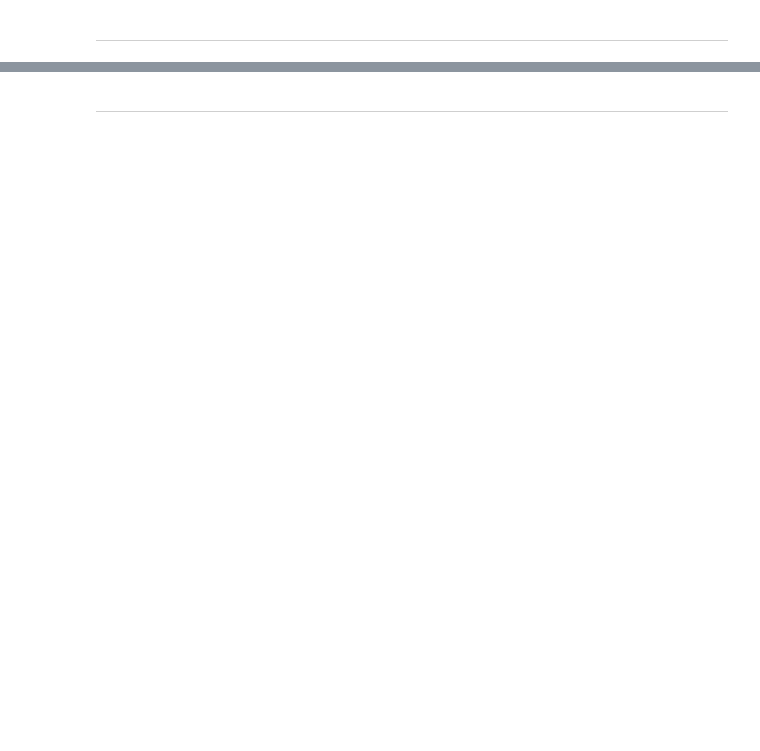
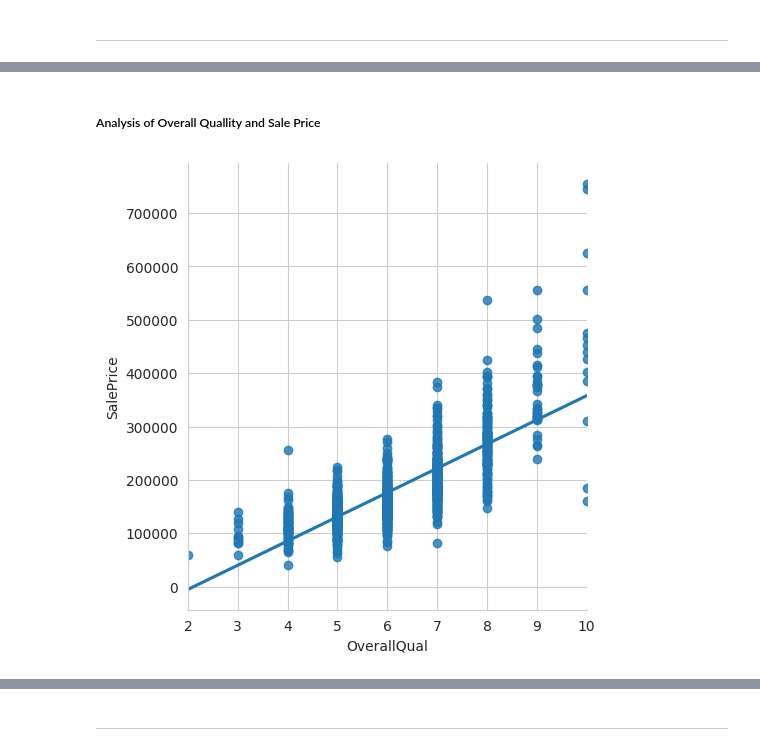
Before and after one commit to van-essa/heritage-housing-issues, a Jupyter notebook: jupyter_notebooks/02 - Sale Price Study.ipynb, the cells around one changed output, grey strips where cells are left out. Drawn from its saved outputs; the diff is of its cells as text; code cells hidden in the pictures; blank space fills up the shorter version.

Commit message:
Worked on the second Notebook, studying the sale price

```diff
--- a/jupyter_notebooks/02 - Sale Price Study.ipynb
+++ b/jupyter_notebooks/02 - Sale Price Study.ipynb
@@ -63,0 +68,2 @@ df.head()
+# %%
+df = df.drop(columns=['EnclosedPorch', 'GarageFinish', 'WoodDeckSF', 'LotFrontage'])
@@ -63,0 +72,3 @@ df.head()
+# %%
+df = df.dropna()
+df.index
@@ -78,0 +154,9 @@ NOTE
+# %% [markdown]
+##### Analysis of Overall Quallity and Sale Price
+# %%
+%matplotlib inline
+sns.set_style("whitegrid")
+sns.lmplot(data=df, x="OverallQual", y="SalePrice", ci=None)
+plt.show()
+# %% [output]
+[figure, added]
```
Also changed, not shown: parts of 57 cells of this notebook, 1 other file.
